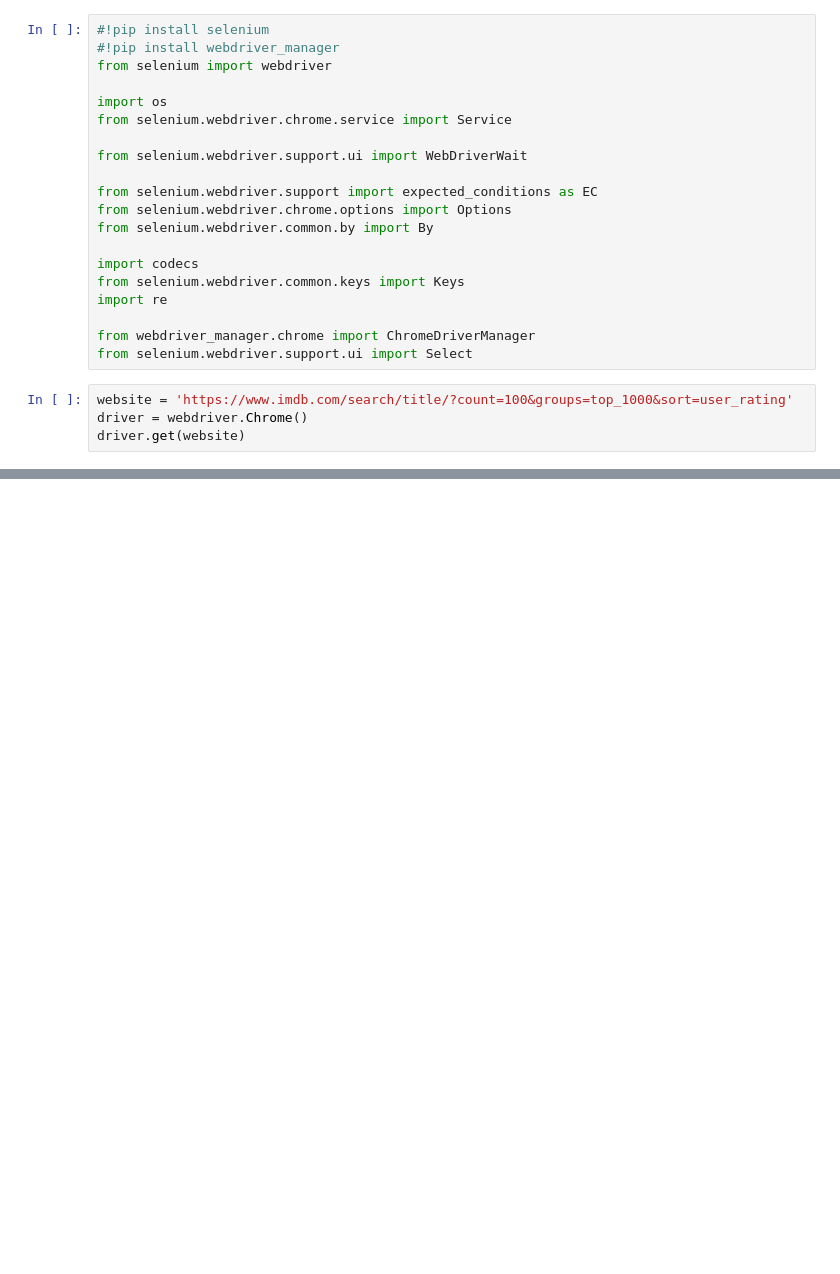
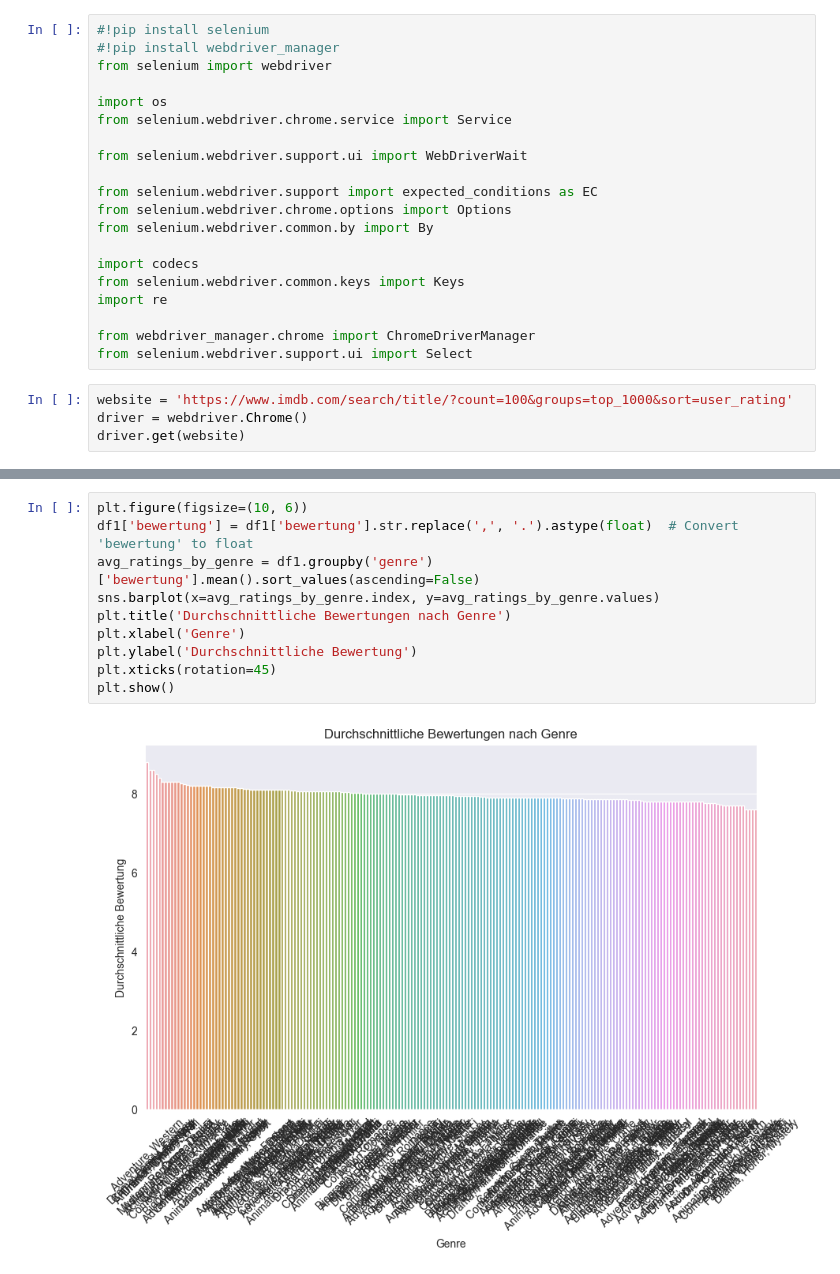
Before and after one commit to daviddedicfhwn/WDB, a Jupyter notebook: test.ipynb, the cells around one changed output, grey strips where cells are left out. Cells and saved outputs as stored; diff of their text form; blank space fills up the shorter version.

```diff
--- a/test.ipynb
+++ b/test.ipynb
@@ -106,0 +180,12 @@ df
+# %%
+plt.figure(figsize=(10, 6))
+df1['bewertung'] = df1['bewertung'].str.replace(',', '.').astype(float)  # Convert 'bewertung' to float
+avg_ratings_by_genre = df1.groupby('genre')['bewertung'].mean().sort_values(ascending=False)
+sns.barplot(x=avg_ratings_by_genre.index, y=avg_ratings_by_genre.values)
+plt.title('Durchschnittliche Bewertungen nach Genre')
+plt.xlabel('Genre')
+plt.ylabel('Durchschnittliche Bewertung')
+plt.xticks(rotation=45)
+plt.show()
+# %% [output]
+[figure, added]
```
Also changed, not shown: parts of 7 cells of this notebook, 1 other file.
